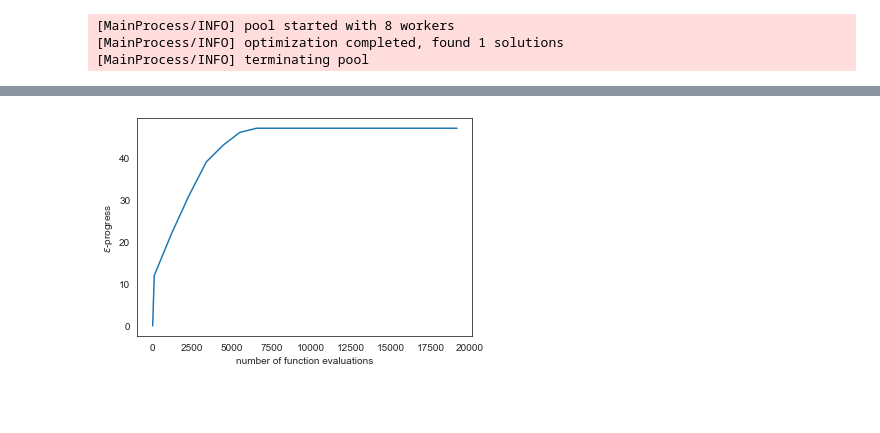
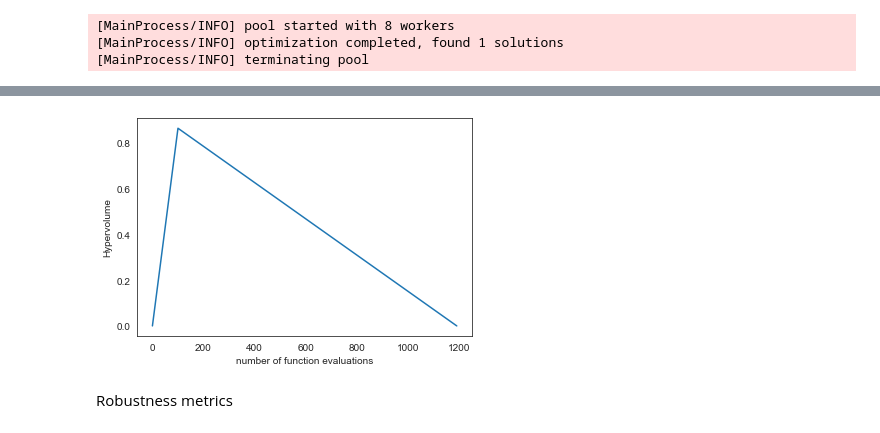
Before and after one commit to hannadenekamp/modelbased, a Jupyter notebook: Robustness.ipynb, the cells around one changed output, grey strips where cells are left out. Drawn from its saved outputs; the diff is of its cells as text; code cells hidden in the pictures; blank space fills up the shorter version.

Commit message:
Robustness
Robustness

```diff
--- a/Robustness.ipynb
+++ b/Robustness.ipynb
@@ -84,7 +65,7 @@ CategoricalParameter('A.4_Brate', [0, 1, 2])
 CategoricalParameter('A.5_Brate', [0, 1, 2])
 # %%
 # True, use results in pickle file; False, run MultiprocessingEvaluator
-use_pickle1 = True
+use_pickle1 = False
 
 if use_pickle1:
     with open('data/formulation_results.pickle', 'rb') as filehandler:
@@ -206,7 +192,7 @@ robustnes_functions = [ScalarOutcome('Expected Number of Deaths', kind=MAXIMIZE,
                        ScalarOutcome('Total Investment Costs', kind=MAXIMIZE,
                                      function=Total_Investment_Costs),
                       ]
-use_pickle4 = True
+use_pickle4 = False
 if use_pickle4:
     with open('data/moro_results4.pickle', 'rb') as filehandler:
         results4 = pickle.load(filehandler)
@@ -215,7 +201,7 @@ else:
     convergence = [HyperVolume(minimum=[0, 0, 0], maximum=[1.01, 1.01, 3.01]),
     EpsilonProgress(),]
 
-    epsilons=[0.05,]*len(robustnes_functions)  #final value of epsilon should be much lower.Just for experiment purposes is 1
+    epsilons=[0.025,]*len(robustnes_functions)  #final value of epsilon should be much lower.Just for experiment purposes is 1
     with MultiprocessingEvaluator(model) as evaluator:
         results4 = evaluator.robust_optimize(robustnes_functions, scenarios, nfe=nfe,
                                                          convergence=convergence, epsilons=epsilons)
@@ -315,31 +259,0 @@ plt.show()
-# %%
-MAXIMIZE = ScalarOutcome.MAXIMIZE
-MINIMIZE = ScalarOutcome.MINIMIZE
-
-funcs = {'Expected Number of Deaths':Expected_Number_of_Deaths,
-         'Expected Annual Damage': Expected_Annual_Damage,
-         'Total Investment Costs': Total_Investment_Costs}
-
-robustnes_functions = [ScalarOutcome('Expected Number of Deaths', kind=MAXIMIZE,
-                                     function=Expected_Number_of_Deaths),
-                       ScalarOutcome('Expected Annual Damage', kind=MAXIMIZE,
-                                     function=Expected_Annual_Damage),
-                       ScalarOutcome('Total Investment Costs', kind=MAXIMIZE,
-                                     function=Total_Investment_Costs),
-                      ]
-use_pickle6 = True
-if use_pickle6:
-    with open('data/moro_results7.pickle', 'rb') as filehandler:
-        results6 = pickle.load(filehandler)
-else:
-    # we have to change the plausible max for total investment costs
-    convergence = [EpsilonProgress(),]
-
-    epsilons=[0.05,]*len(robustnes_functions)  #final value of epsilon should be much lower.Just for experiment purposes is 1
-    with MultiprocessingEvaluator(model) as evaluator:
-        results6 = evaluator.robust_optimize(robustnes_functions, scenarios, nfe=nfe,
-                                                         convergence=convergence, epsilons=epsilons)
-    # Save results in Pickle file
-    with open("data/moro_results6.pickle","wb") as filehandler:
-        pickle.dump(results6, filehandler)
-archive6, convergence = results6
@@ -364,9 +260,11 @@ plt.show()
 # %%
 fig, ax = plt.subplots()
-ax.plot(convergence.nfe, convergence.epsilon_progress)
-ax.set_ylabel('$\epsilon$-progress')
+ax.plot(convergence.nfe, convergence.hypervolume)
+ax.set_ylabel('Hypervolume')
 
 ax.set_xlabel('number of function evaluations')
 plt.show()
 # %% [output]
-[figure, old version]
+[figure, new version]
+# %% [markdown]
+Robustness metrics
```
Also changed, not shown: parts of 38 cells of this notebook, 4 other files.
